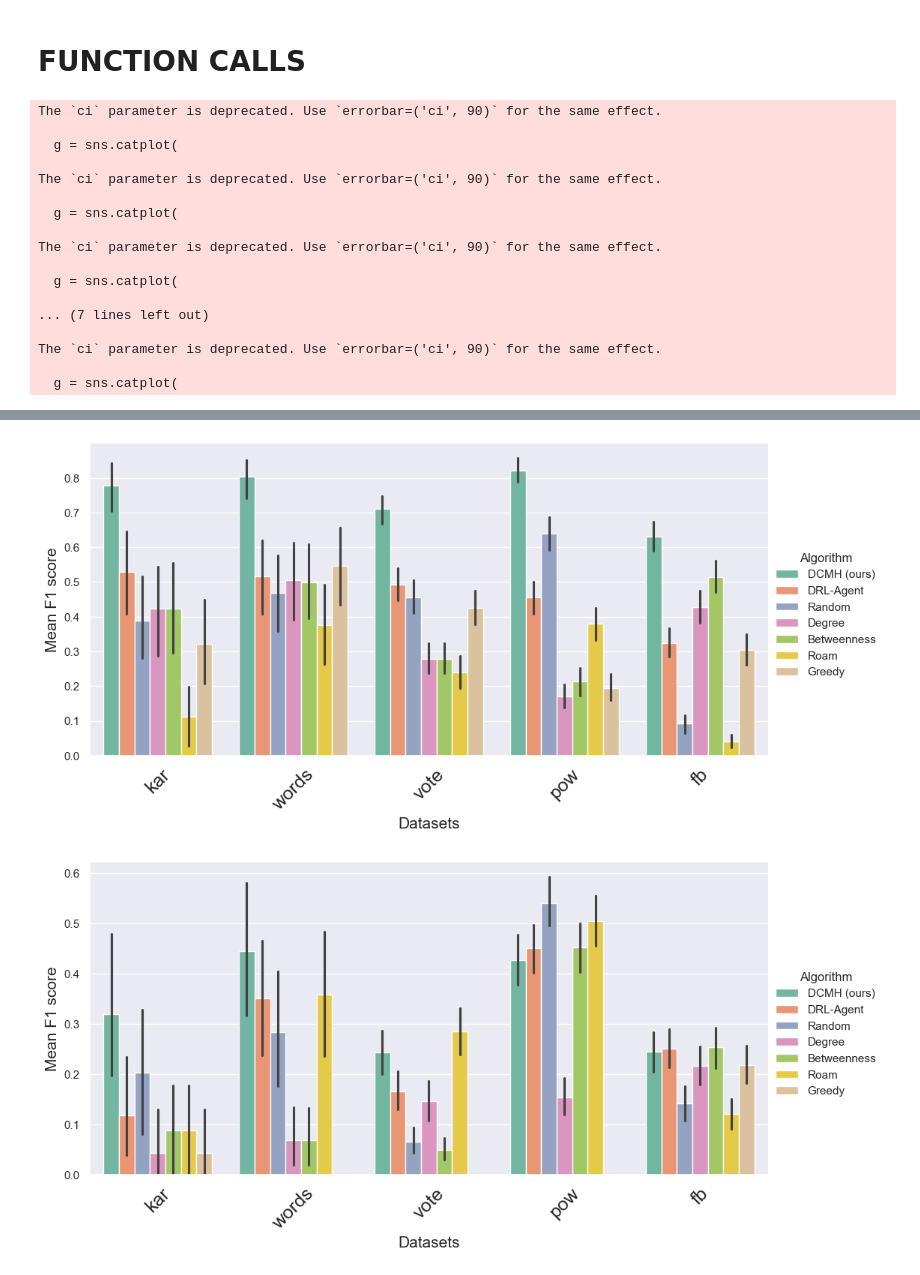
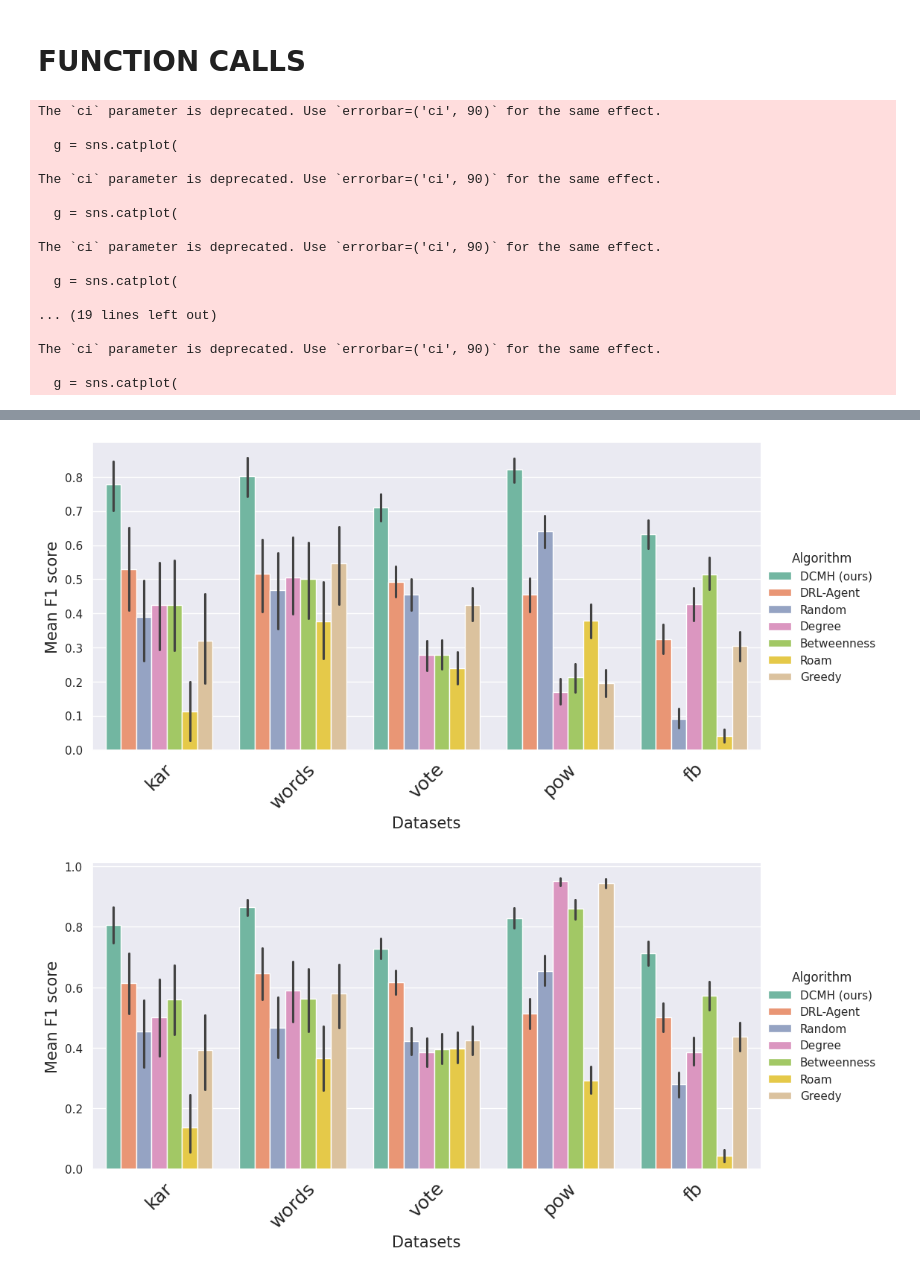
Before and after one commit to hercolelab/community_membership_hiding, a Jupyter notebook: notebook/gropued_plots.ipynb, the cells around one changed output, grey strips where cells are left out. Drawn from its saved outputs; the diff is of its cells as text; code cells hidden in the pictures.

Commit message:
Update grouped plots

```diff
--- a/notebook/gropued_plots.ipynb
+++ b/notebook/gropued_plots.ipynb
@@ -260,8 +260,7 @@ plot_f1_all_datasets(
             datasets= [FilePaths.KAR.value,FilePaths.WORDS.value, FilePaths.VOTE.value, FilePaths.POW.value, FilePaths.FB_75.value],
             detection_algs= [ DetectionAlgorithmsNames.GRE.value, DetectionAlgorithmsNames.LOUV.value,DetectionAlgorithmsNames.WALK.value],
             taus=[0.5],
-            #betas=[0.5,1,2],
-            betas=[0.5,1],
+            betas=[0.5,1,2],
         )
 # %% [output]
 The `ci` parameter is deprecated. Use `errorbar=('ci', 90)` for the same effect.
@@ -276,7 +275,7 @@ The `ci` parameter is deprecated. Use `errorbar=('ci', 90)` for the same effect.
 
   g = sns.catplot(
 
-... (7 lines left out)
+... (19 lines left out)
 
 The `ci` parameter is deprecated. Use `errorbar=('ci', 90)` for the same effect.
 
@@ -285,2 +284,2 @@ The `ci` parameter is deprecated. Use `errorbar=('ci', 90)` for the same effect.
-[figure, old version]
+[figure, new version]
-[figure, old version]
+[figure, new version]
```
Also changed, not shown: parts of 2 cells of this notebook, 25 other files.
